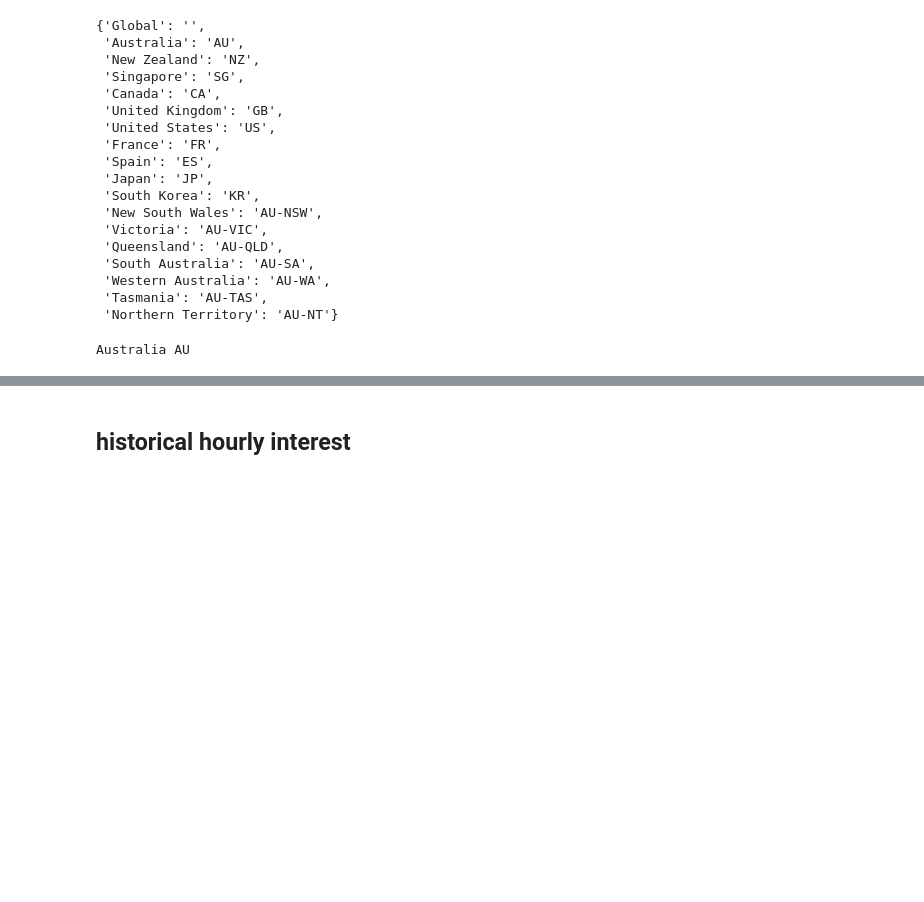
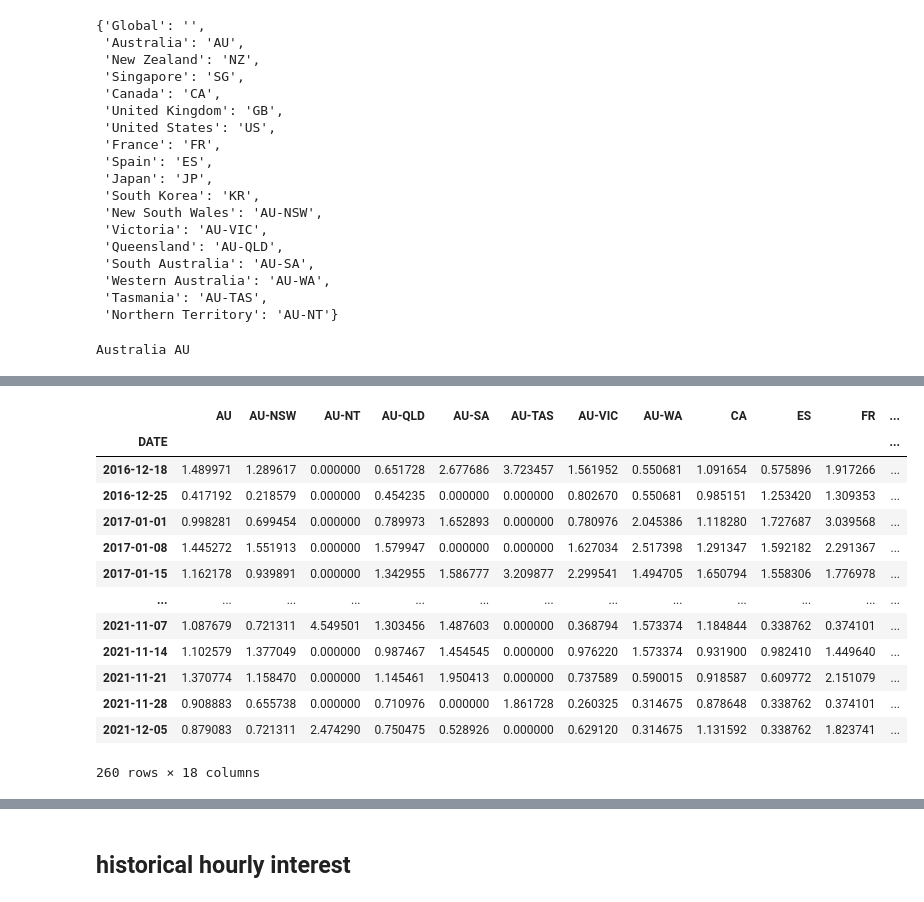
Before and after one commit to wohzazz/hello-world, a Jupyter notebook: Google Trends using python api.ipynb, the cells around one changed output, grey strips where cells are left out. Drawn from its saved outputs; the diff is of its cells as text; code cells hidden in the pictures; blank space fills up the shorter version.

```diff
--- a/Google Trends using python api.ipynb
+++ b/Google Trends using python api.ipynb
@@ -202,0 +205,18 @@ None
+# %%
+import pandas as pd
+
+df = pd.read_csv('data/google_trends_bc.csv')
+
+
+df_agg = pd.DataFrame()
+
+index_period_start = '2020-12-01'
+index_period_end = '2021-11-30'
+
+index_avg = df[df['DATE'].between(index_period_start, index_period_end)].mean()
+
+df = df.set_index('DATE')
+df.index = df.index.astype('datetime64[ns]')
+
+df = df/index_avg
+print(df)
@@ -202,0 +241,17 @@ None
+# %%
+df
+# %% [output]
+|  | AU | AU-NSW | AU-NT | AU-QLD | AU-SA | AU-TAS | AU-VIC | AU-WA | CA | ES | FR | ... |
+| DATE |  |  |  |  |  |  |  |  |  |  |  | ... |
+| 2016-12-18 | 1.489971 | 1.289617 | 0.000000 | 0.651728 | 2.677686 | 3.723457 | 1.561952 | 0.550681 | 1.091654 | 0.575896 | 1.917266 | ... |
+| 2016-12-25 | 0.417192 | 0.218579 | 0.000000 | 0.454235 | 0.000000 | 0.000000 | 0.802670 | 0.550681 | 0.985151 | 1.253420 | 1.309353 | ... |
+| 2017-01-01 | 0.998281 | 0.699454 | 0.000000 | 0.789973 | 1.652893 | 0.000000 | 0.780976 | 2.045386 | 1.118280 | 1.727687 | 3.039568 | ... |
+| 2017-01-08 | 1.445272 | 1.551913 | 0.000000 | 1.579947 | 0.000000 | 0.000000 | 1.627034 | 2.517398 | 1.291347 | 1.592182 | 2.291367 | ... |
+| 2017-01-15 | 1.162178 | 0.939891 | 0.000000 | 1.342955 | 1.586777 | 3.209877 | 2.299541 | 1.494705 | 1.650794 | 1.558306 | 1.776978 | ... |
+| ... | ... | ... | ... | ... | ... | ... | ... | ... | ... | ... | ... | ... |
+| 2021-11-07 | 1.087679 | 0.721311 | 4.549501 | 1.303456 | 1.487603 | 0.000000 | 0.368794 | 1.573374 | 1.184844 | 0.338762 | 0.374101 | ... |
+| 2021-11-14 | 1.102579 | 1.377049 | 0.000000 | 0.987467 | 1.454545 | 0.000000 | 0.976220 | 1.573374 | 0.931900 | 0.982410 | 1.449640 | ... |
+| 2021-11-21 | 1.370774 | 1.158470 | 0.000000 | 1.145461 | 1.950413 | 0.000000 | 0.737589 | 0.590015 | 0.918587 | 0.609772 | 2.151079 | ... |
+| 2021-11-28 | 0.908883 | 0.655738 | 0.000000 | 0.710976 | 0.000000 | 1.861728 | 0.260325 | 0.314675 | 0.878648 | 0.338762 | 0.374101 | ... |
+| 2021-12-05 | 0.879083 | 0.721311 | 2.474290 | 0.750475 | 0.528926 | 0.000000 | 0.629120 | 0.314675 | 1.131592 | 0.338762 | 1.823741 | ... |
+260 rows × 18 columns
```
Also changed, not shown: parts of 11 cells of this notebook.
